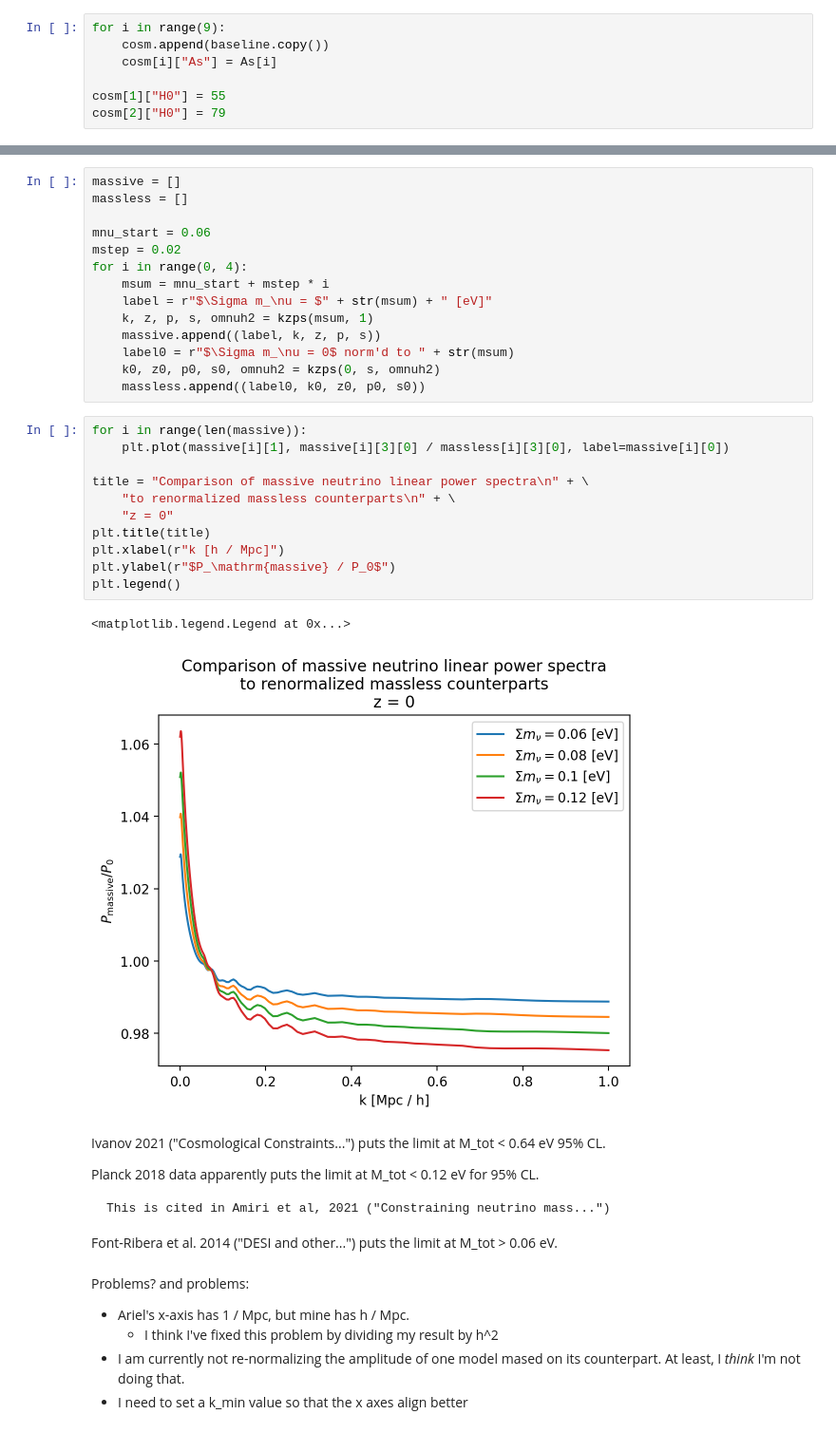
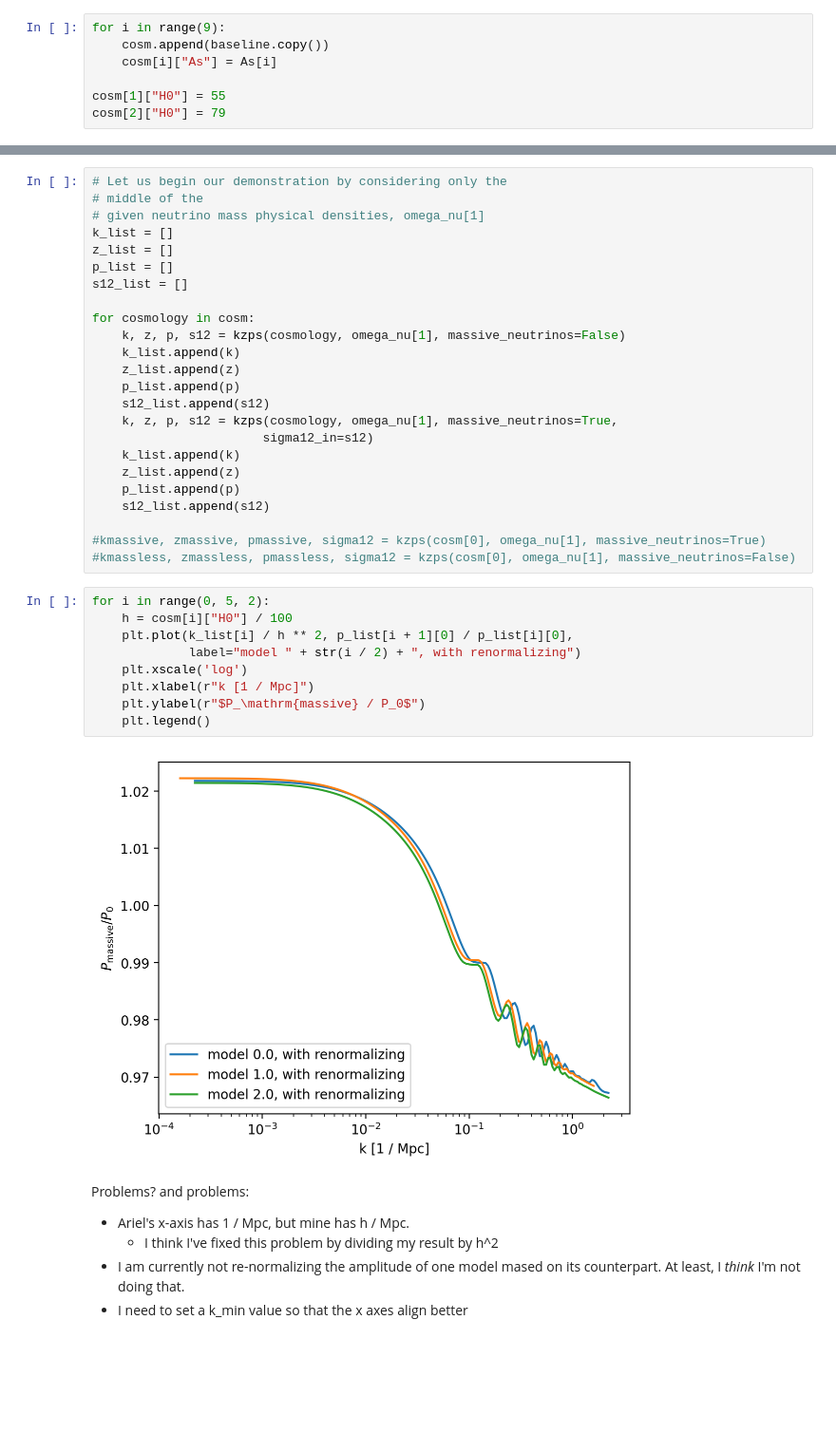
Before and after one commit to 3276908917/Master, a Jupyter notebook: CAMB_demo/rescaling_assignment.ipynb, the cells around one changed output, grey strips where cells are left out. Shown: that part at 95% size. Cells and saved outputs as stored; diff of their text form; blank space fills up the shorter version.

```diff
--- a/CAMB_demo/rescaling_assignment.ipynb
+++ b/CAMB_demo/rescaling_assignment.ipynb
@@ -149,39 +147,38 @@ for i in range(0, 5, 2):
-# %%
-massive = []
-massless = []
-
-mnu_start = 0.06
-mstep = 0.02
-for i in range(0, 4):
-    msum = mnu_start + mstep * i
-    label = r"$\Sigma m_\nu = $" + str(msum) + " [eV]"
-    k, z, p, s, omnuh2 = kzps(msum, 1)
-    massive.append((label, k, z, p, s))
-    label0 = r"$\Sigma m_\nu = 0$ norm'd to " + str(msum)
-    k0, z0, p0, s0, omnuh2 = kzps(0, s, omnuh2)
-    massless.append((label0, k0, z0, p0, s0))
-# %%
-for i in range(len(massive)):
-    plt.plot(massive[i][1], massive[i][3][0] / massless[i][3][0], label=massive[i][0])
-
-title = "Comparison of massive neutrino linear power spectra\n" + \
-    "to renormalized massless counterparts\n" + \
-    "z = 0"
-plt.title(title)
-plt.xlabel(r"k [h / Mpc]")
-plt.ylabel(r"$P_\mathrm{massive} / P_0$")
-plt.legend()
-# %% [output]
-<matplotlib.legend.Legend at 0x...>
-[figure, removed]
-# %% [markdown]
-Ivanov 2021 ("Cosmological Constraints...") puts the limit at M_tot < 0.64 eV 95% CL.
-
-Planck 2018 data apparently puts the limit at M_tot < 0.12 eV for 95% CL.
-
-    This is cited in Amiri et al, 2021 ("Constraining neutrino mass...")
-
-Font-Ribera et al. 2014 ("DESI and other...") puts the limit at M_tot > 0.06 eV.
+# %%
+# Let us begin our demonstration by considering only the
+# middle of the
+# given neutrino mass physical densities, omega_nu[1]
+k_list = []
+z_list = []
+p_list = []
+s12_list = []
+
+for cosmology in cosm:
+    k, z, p, s12 = kzps(cosmology, omega_nu[1], massive_neutrinos=False)
+    k_list.append(k)
+    z_list.append(z)
+    p_list.append(p)
+    s12_list.append(s12)
+    k, z, p, s12 = kzps(cosmology, omega_nu[1], massive_neutrinos=True,
+                       sigma12_in=s12)
+    k_list.append(k)
+    z_list.append(z)
+    p_list.append(p)
+    s12_list.append(s12)
+
+#kmassive, zmassive, pmassive, sigma12 = kzps(cosm[0], omega_nu[1], massive_neutrinos=True)
+#kmassless, zmassless, pmassless, sigma12 = kzps(cosm[0], omega_nu[1], massive_neutrinos=False)
+# %%
+for i in range(0, 5, 2):
+    h = cosm[i]["H0"] / 100
+    plt.plot(k_list[i] / h ** 2, p_list[i + 1][0] / p_list[i][0],
+             label="model " + str(i / 2) + ", with renormalizing")
+    plt.xscale('log')
+    plt.xlabel(r"k [1 / Mpc]")
+    plt.ylabel(r"$P_\mathrm{massive} / P_0$")
+    plt.legend()
+# %% [output]
+[figure, added]
 # %% [markdown]
 Problems? and problems:
 * Ariel's x-axis has 1 / Mpc, but mine has h / Mpc.
```
Also changed, not shown: parts of 4 cells of this notebook, 1 other file.
